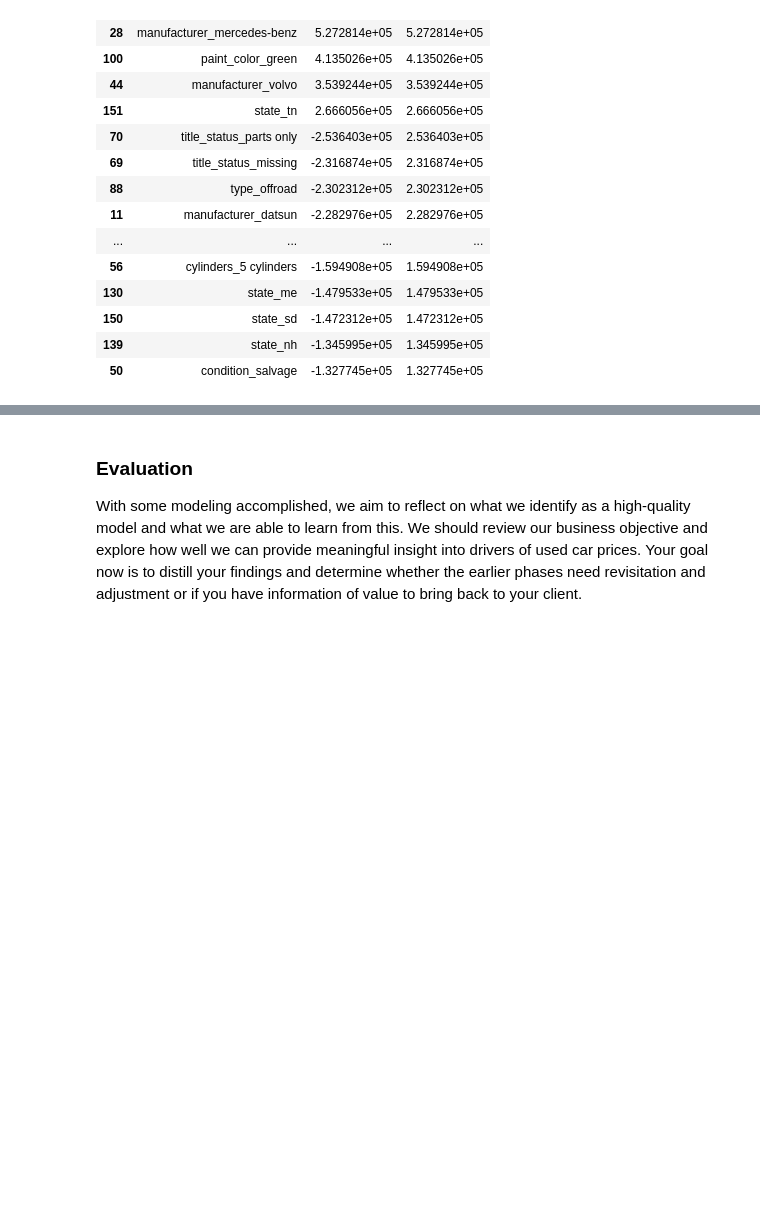
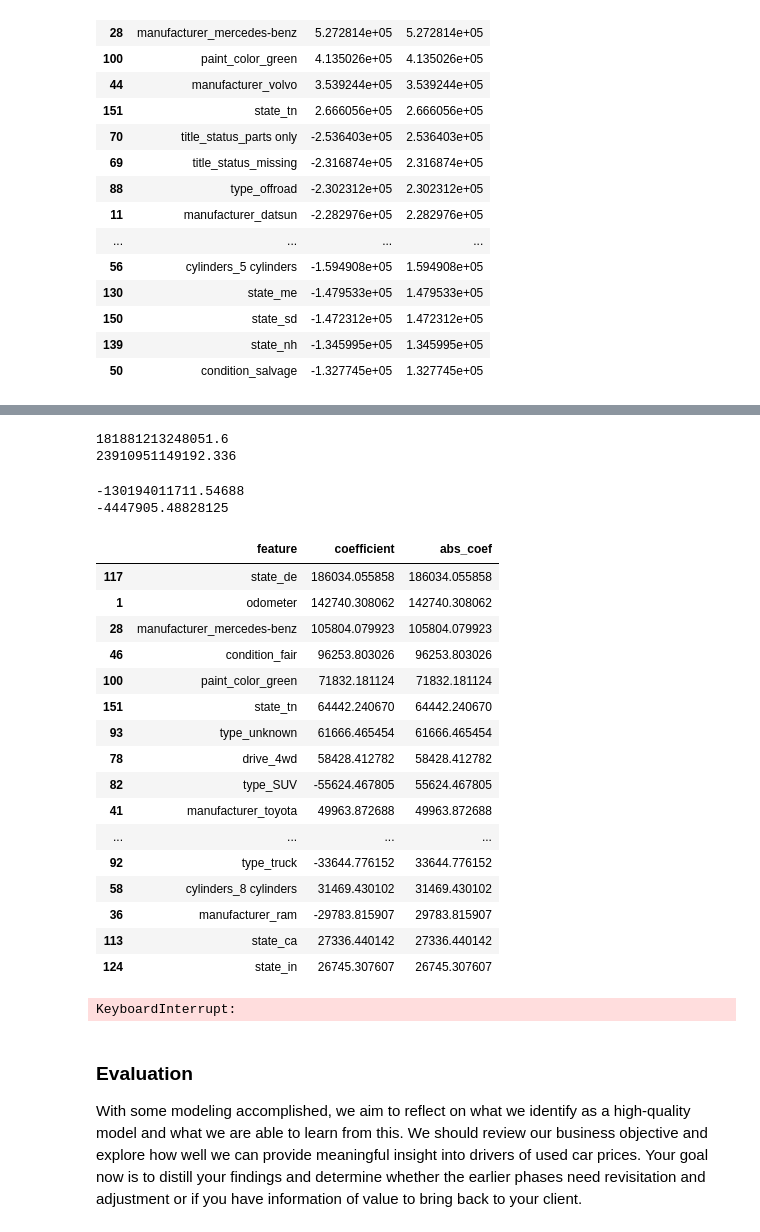
Before and after one commit to nbardhan/What-Drives-the-Price-of-a-Car-, a Jupyter notebook: prompt_II.ipynb, the cells around one changed output, grey strips where cells are left out. Saved outputs shown, nothing was run; the diff lists cells and outputs as text; code cells hidden in the pictures; blank space fills up the shorter version.

```diff
--- a/prompt_II.ipynb
+++ b/prompt_II.ipynb
@@ -549 +518,11 @@ lasso_X_train, lasso_X_test, lasso_y_train, lasso_y_test = train_test_split(
+# %%
+# Columns are all numeric now
+lasso_pipe = Pipeline([
+   ## ('poly', PolynomialFeatures(degree=2, include_bias=False)),  # not using polynomial features because most of the data is categorical
+    ('scaler', StandardScaler()),
+    ('lasso', Lasso(random_state=42))
+])
+
+lasso_pipe.fit(X_train, y_train)
+lasso_coefs_ = lasso_pipe.named_steps['lasso'].coef_
 # %%
@@ -584,0 +543,61 @@ lasso_X_train, lasso_X_test, lasso_y_train, lasso_y_test = train_test_split(
+# %%
+# YOUR CODE HERE
+lasso_train_mse = mean_squared_error(y_train, lasso_pipe.predict(X_train))
+lasso_test_mse = mean_squared_error(y_test, lasso_pipe.predict(X_test))
+
+##you have to use auto_pipe.predict() to compared predictions to actual, instead of features to actual
+
+# Answer check
+print(lasso_train_mse)
+print(lasso_test_mse)
+# %% [output]
+181881213248051.6
+23910951149192.336
+# %%
+print(baseline_mse_test - lasso_test_mse)
+print(lasso_test_mse - mse_test)
+# %% [output]
+-130194011711.54688
+-4447905.48828125
+# %%
+# Get the column names from your training data
+features = X_train.columns
+
+# Combine into DataFrame
+lasso_coef_df = pd.DataFrame({
+    'feature': features,
+    'coefficient': lasso_coefs_
+})
+
+# Add absolute value column for sorting
+lasso_coef_df['abs_coef'] = lasso_coef_df['coefficient'].abs()
+
+# Sort by absolute value of coefficients
+lasso_coef_df = lasso_coef_df.sort_values(by='abs_coef', ascending=False)
+
+# Look at top 20
+lasso_coef_df.head(20)
+# %% [output]
+|  | feature | coefficient | abs_coef |
+| 117 | state_de | 186034.055858 | 186034.055858 |
+| 1 | odometer | 142740.308062 | 142740.308062 |
+| 28 | manufacturer_mercedes-benz | 105804.079923 | 105804.079923 |
+| 46 | condition_fair | 96253.803026 | 96253.803026 |
+| 100 | paint_color_green | 71832.181124 | 71832.181124 |
+| 151 | state_tn | 64442.240670 | 64442.240670 |
+| 93 | type_unknown | 61666.465454 | 61666.465454 |
+| 78 | drive_4wd | 58428.412782 | 58428.412782 |
+| 82 | type_SUV | -55624.467805 | 55624.467805 |
+| 41 | manufacturer_toyota | 49963.872688 | 49963.872688 |
+| ... | ... | ... | ... |
+| 92 | type_truck | -33644.776152 | 33644.776152 |
+| 58 | cylinders_8 cylinders | 31469.430102 | 31469.430102 |
+| 36 | manufacturer_ram | -29783.815907 | 29783.815907 |
+| 113 | state_ca | 27336.440142 | 27336.440142 |
+| 124 | state_in | 26745.307607 | 26745.307607 |
+# %%
+#GridSearchCV for cross-validation
+grid = GridSearchCV(lasso_pipe, param_grid, cv=5, scoring='r2', n_jobs=-1)
+grid.fit(X_train, y_train)
+# %% [output]
+KeyboardInterrupt:
```
Also changed, not shown: parts of 11 cells of this notebook.
